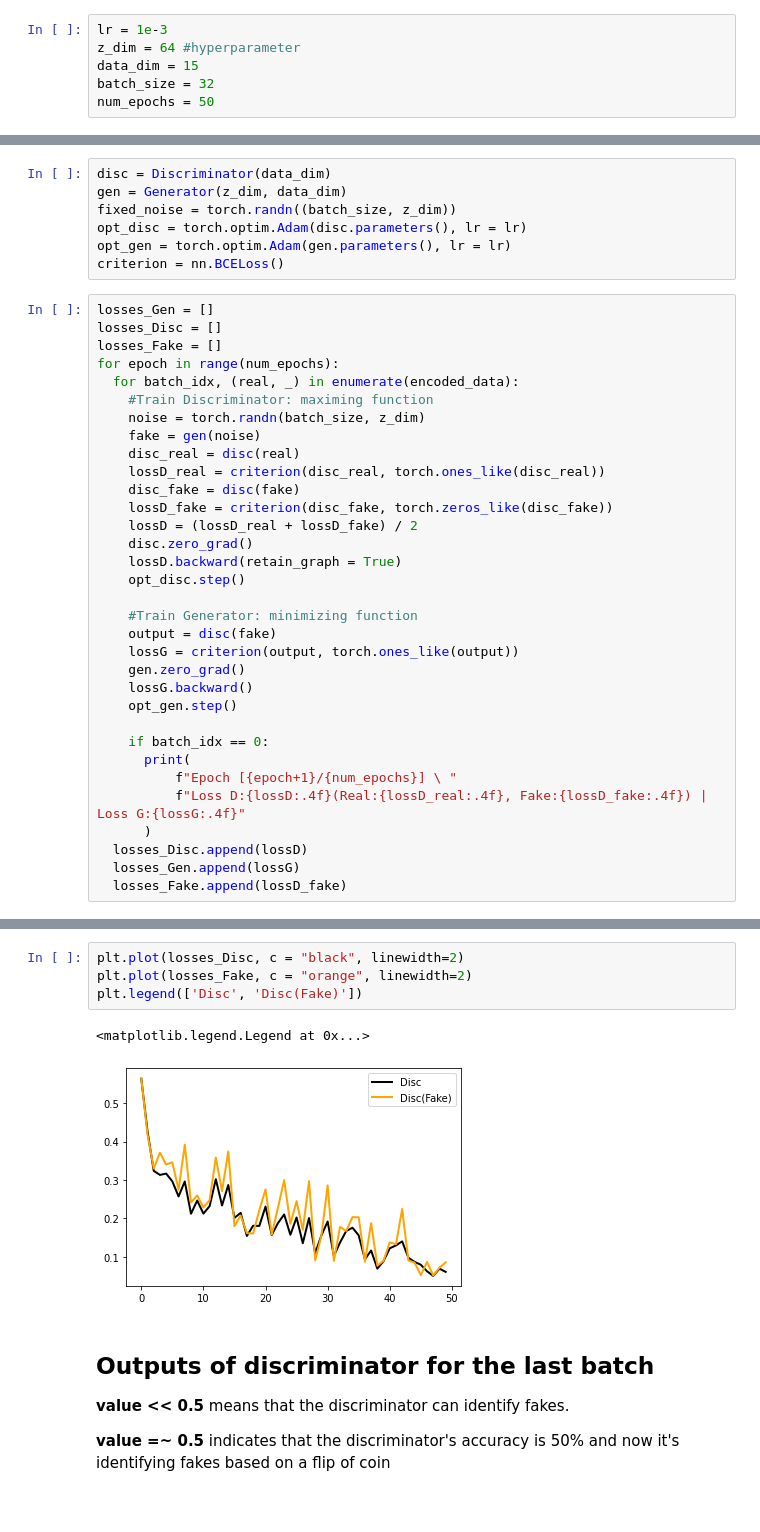
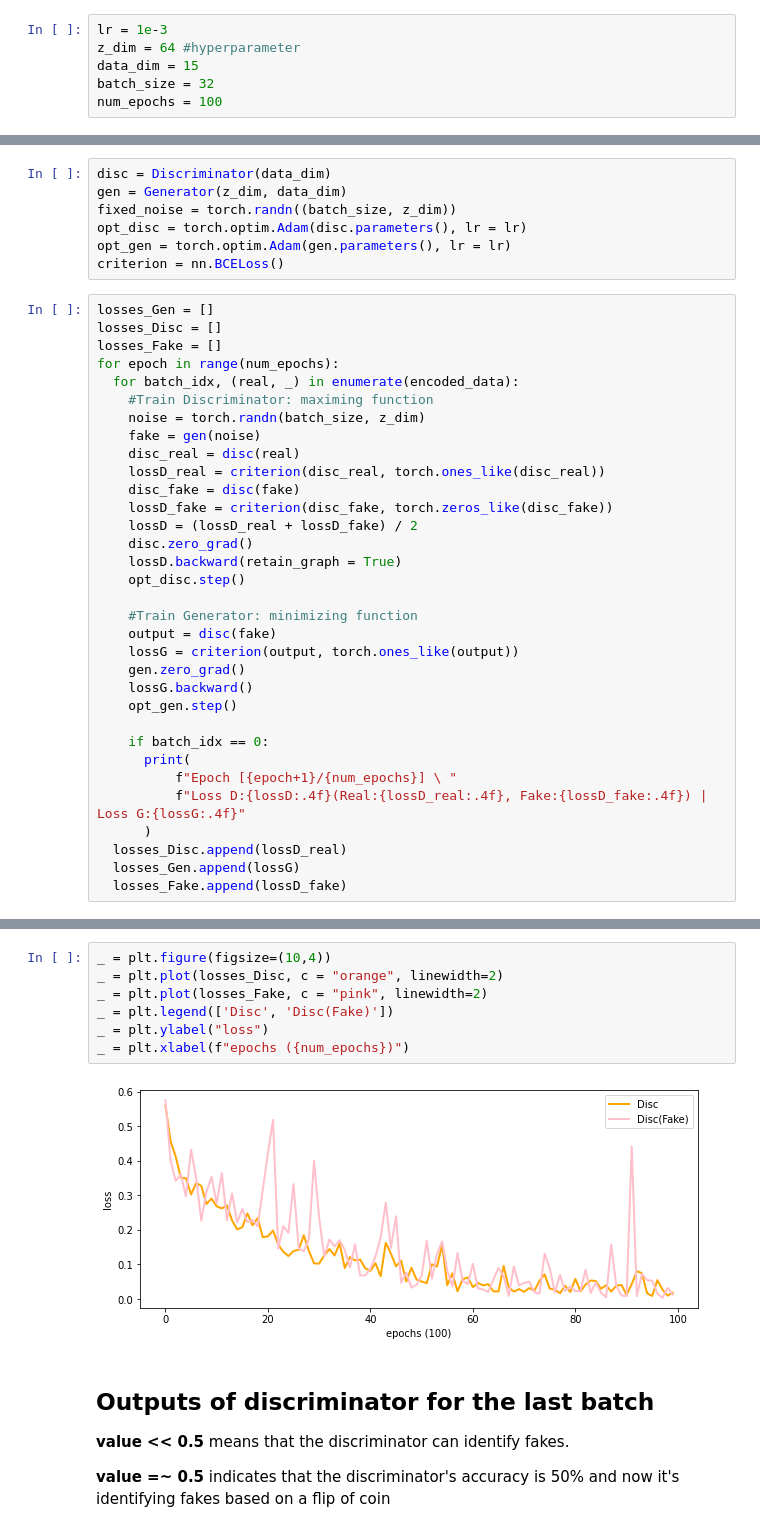
Before and after one commit to acen20/DNN-Labs, a Jupyter notebook: Lab4/GAN for Malware Analysis_2.ipynb, the cells around one changed output, grey strips where cells are left out. Drawn from its saved outputs; the diff is of its cells as text.

```diff
--- a/Lab4/GAN for Malware Analysis_2.ipynb
+++ b/Lab4/GAN for Malware Analysis_2.ipynb
@@ -233,7 +233,7 @@ lr = 1e-3
 z_dim = 64 #hyperparameter
 data_dim = 15
 batch_size = 32
-num_epochs = 50
+num_epochs = 100
 # %%
 encoded_data = DataLoader(encoded_data, batch_size=batch_size)
 # %%
@@ -273,7 +273,7 @@ for epoch in range(num_epochs):
           f"Epoch [{epoch+1}/{num_epochs}] \ "
           f"Loss D:{lossD:.4f}(Real:{lossD_real:.4f}, Fake:{lossD_fake:.4f}) | Loss G:{lossG:.4f}"
       )
-  losses_Disc.append(lossD)
+  losses_Disc.append(lossD_real)
   losses_Gen.append(lossG)
   losses_Fake.append(lossD_fake)
 # %% [output]
@@ -297,10 +297,12 @@ Epoch [50/50] \ Loss D:0.0683(Real:0.0793, Fake:0.0573) | Loss G:3.8755
 # %%
-plt.plot(losses_Disc, c = "black", linewidth=2)
-plt.plot(losses_Fake, c = "orange", linewidth=2)
-plt.legend(['Disc', 'Disc(Fake)'])
+_ = plt.figure(figsize=(10,4))
+_ = plt.plot(losses_Disc, c = "orange", linewidth=2)
+_ = plt.plot(losses_Fake, c = "pink", linewidth=2)
+_ = plt.legend(['Disc', 'Disc(Fake)'])
+_ = plt.ylabel("loss")
+_ = plt.xlabel(f"epochs ({num_epochs})")
 # %% [output]
-<matplotlib.legend.Legend at 0x...>
-[figure, old version]
+[figure, new version]
 # %% [markdown]
 ## Outputs of discriminator for the last batch
 **value << 0.5** means that the discriminator can identify fakes.
```
Also changed, not shown: parts of 7 cells of this notebook.
